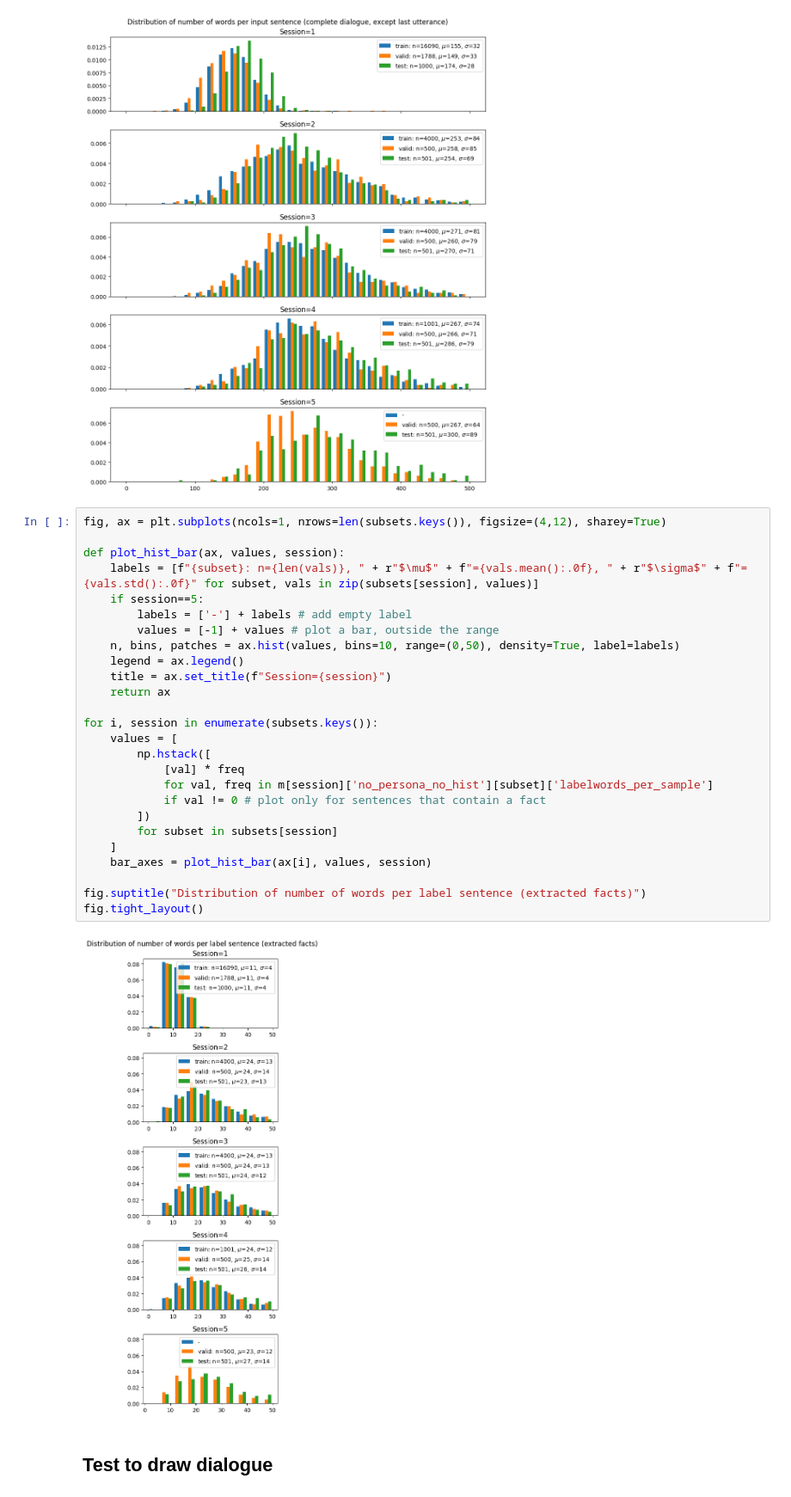
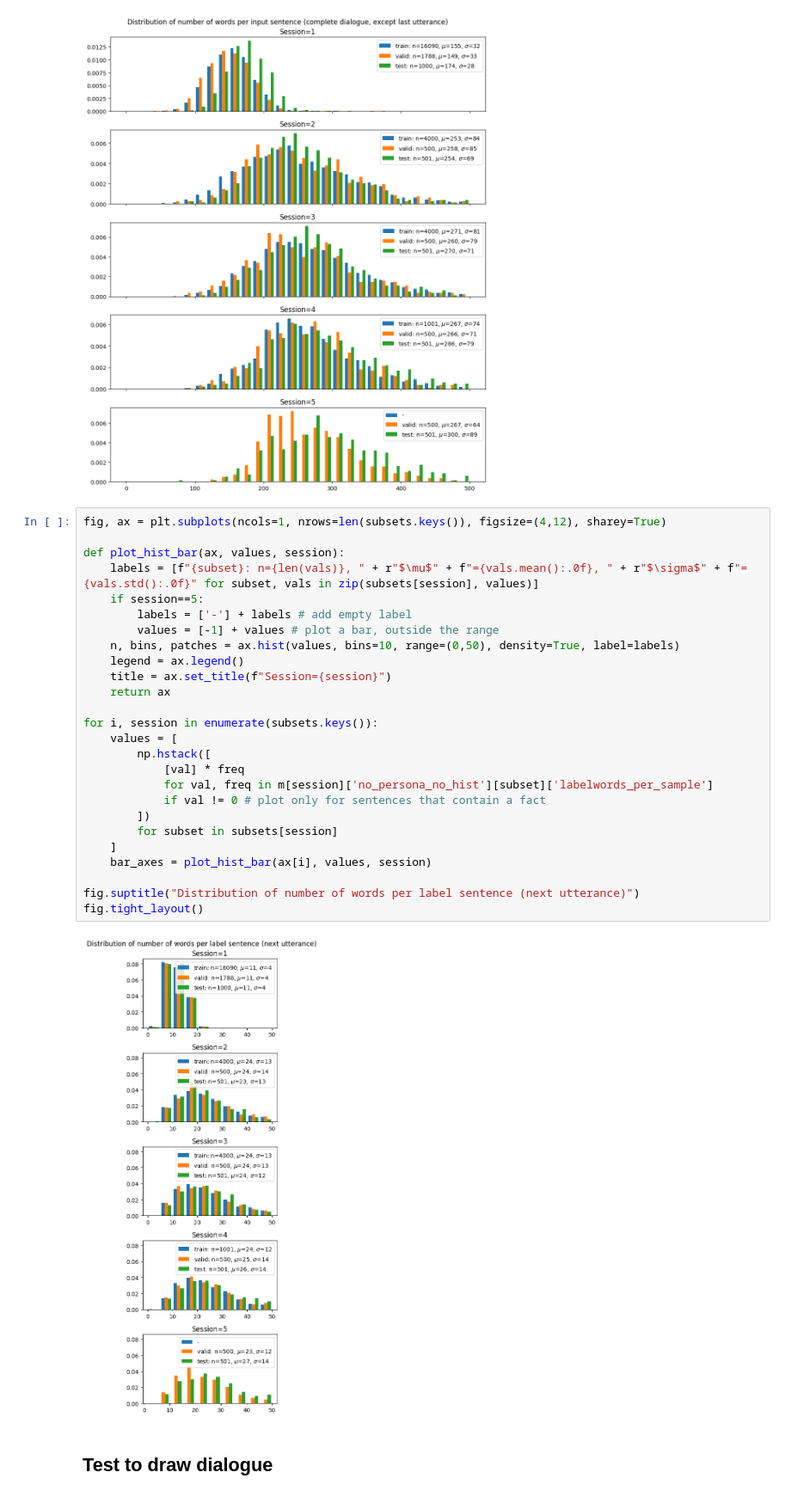
Before and after one commit to FrankVerhoef/pex, a Jupyter notebook: notebooks/visualize_sessions.ipynb, the cells around one changed output. Shown at 86% size. Drawn from its saved outputs; the diff is of its cells as text.

```diff
--- a/notebooks/visualize_sessions.ipynb
+++ b/notebooks/visualize_sessions.ipynb
@@ -380,31 +380,31 @@ fig.tight_layout()
 # %%
 fig, ax = plt.subplots(ncols=1, nrows=len(subsets.keys()), figsize=(4,12), sharey=True)
 
 def plot_hist_bar(ax, values, session):
     labels = [f"{subset}: n={len(vals)}, " + r"$\mu$" + f"={vals.mean():.0f}, " + r"$\sigma$" + f"={vals.std():.0f}" for subset, vals in zip(subsets[session], values)]
     if session==5:
         labels = ['-'] + labels # add empty label
         values = [-1] + values # plot a bar, outside the range
     n, bins, patches = ax.hist(values, bins=10, range=(0,50), density=True, label=labels)
     legend = ax.legend()
     title = ax.set_title(f"Session={session}")
     return ax
 
 for i, session in enumerate(subsets.keys()):
     values = [
         np.hstack([
             [val] * freq
             for val, freq in m[session]['no_persona_no_hist'][subset]['labelwords_per_sample']
             if val != 0 # plot only for sentences that contain a fact
         ])
         for subset in subsets[session]
     ]
     bar_axes = plot_hist_bar(ax[i], values, session)
 
-fig.suptitle("Distribution of number of words per label sentence (extracted facts)")
+fig.suptitle("Distribution of number of words per label sentence (next utterance)")
 fig.tight_layout()
 # %% [output]
-[figure, old version]
+[figure, new version]
 # %% [markdown]
 ## Test to draw dialogue
 # %%
```
Also changed, not shown: parts of 2 cells of this notebook, 5 other files.
